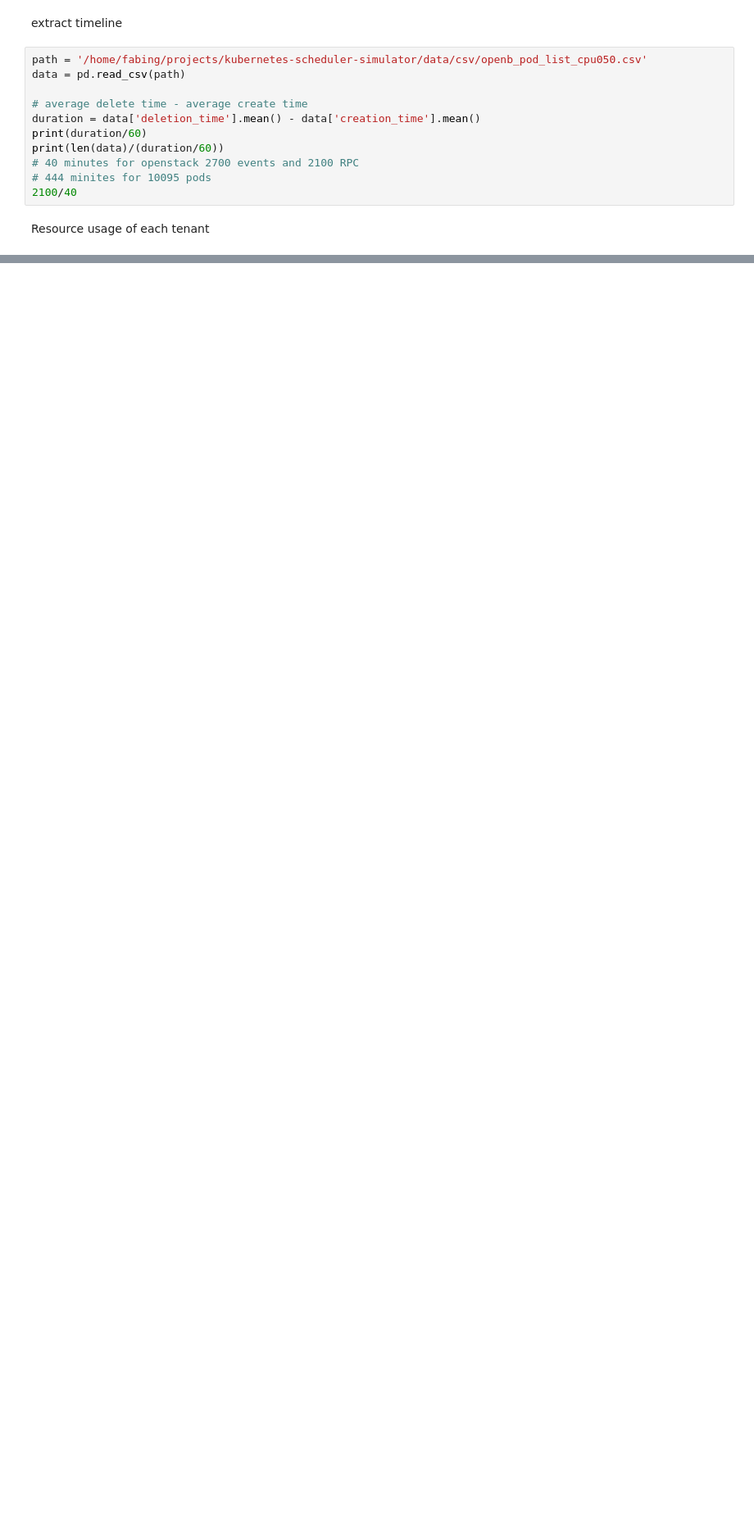
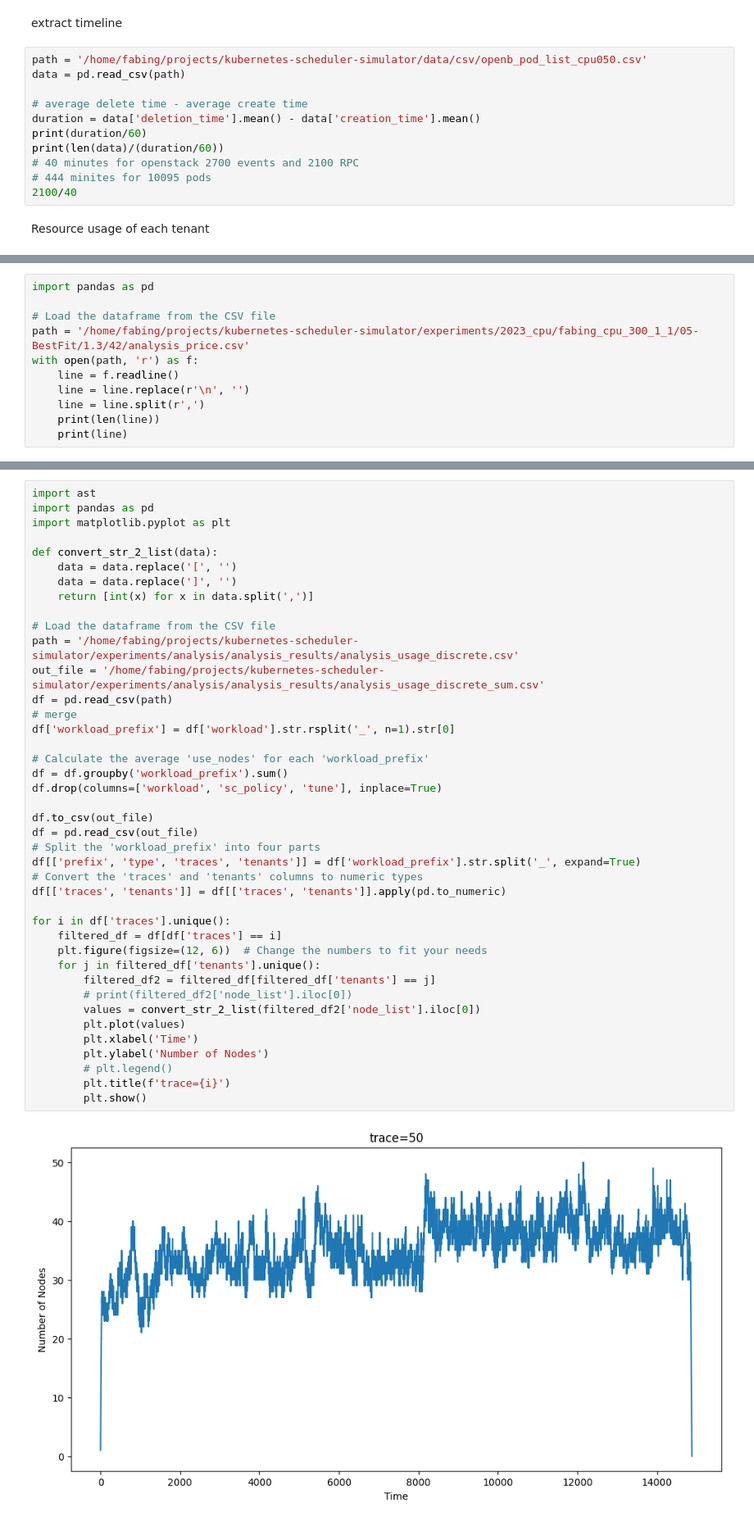
Before and after one commit to grief8/kubernetes-scheduler-simulator, a Jupyter notebook: main.ipynb, the cells around one changed output, grey strips where cells are left out. Shown at 82% size. Cells and saved outputs as stored; diff of their text form; blank space fills up the shorter version.

```diff
--- a/main.ipynb
+++ b/main.ipynb
@@ -377,0 +597,11 @@ for trace in traces:
+# %%
+import pandas as pd
+
+# Load the dataframe from the CSV file
+path = '/home/fabing/projects/kubernetes-scheduler-simulator/experiments/2023_cpu/fabing_cpu_300_1_1/05-BestFit/1.3/42/analysis_price.csv'
+with open(path, 'r') as f:
+    line = f.readline()
+    line = line.replace(r'\n', '')
+    line = line.split(r',')
+    print(len(line))
+    print(line)
@@ -377,0 +613,43 @@ for trace in traces:
+# %%
+import ast
+import pandas as pd
+import matplotlib.pyplot as plt
+
+def convert_str_2_list(data):
+    data = data.replace('[', '')
+    data = data.replace(']', '')
+    return [int(x) for x in data.split(',')]
+
+# Load the dataframe from the CSV file
+path = '/home/fabing/projects/kubernetes-scheduler-simulator/experiments/analysis/analysis_results/analysis_usage_discrete.csv'
+out_file = '/home/fabing/projects/kubernetes-scheduler-simulator/experiments/analysis/analysis_results/analysis_usage_discrete_sum.csv'
+df = pd.read_csv(path)
+# merge
+df['workload_prefix'] = df['workload'].str.rsplit('_', n=1).str[0]
+
+# Calculate the average 'use_nodes' for each 'workload_prefix'
+df = df.groupby('workload_prefix').sum()
+df.drop(columns=['workload', 'sc_policy', 'tune'], inplace=True)
+
+df.to_csv(out_file)
+df = pd.read_csv(out_file)
+# Split the 'workload_prefix' into four parts
+df[['prefix', 'type', 'traces', 'tenants']] = df['workload_prefix'].str.split('_', expand=True)
+# Convert the 'traces' and 'tenants' columns to numeric types
+df[['traces', 'tenants']] = df[['traces', 'tenants']].apply(pd.to_numeric)
+
+for i in df['traces'].unique():
+    filtered_df = df[df['traces'] == i]
+    plt.figure(figsize=(12, 6))  # Change the numbers to fit your needs
+    for j in filtered_df['tenants'].unique():
+        filtered_df2 = filtered_df[filtered_df['tenants'] == j]
+        # print(filtered_df2['node_list'].iloc[0])
+        values = convert_str_2_list(filtered_df2['node_list'].iloc[0])
+        plt.plot(values)
+        plt.xlabel('Time')
+        plt.ylabel('Number of Nodes')
+        # plt.legend()
+        plt.title(f'trace={i}')
+        plt.show()
+# %% [output]
+[figure, added]
```
Also changed, not shown: parts of 17 cells of this notebook.
